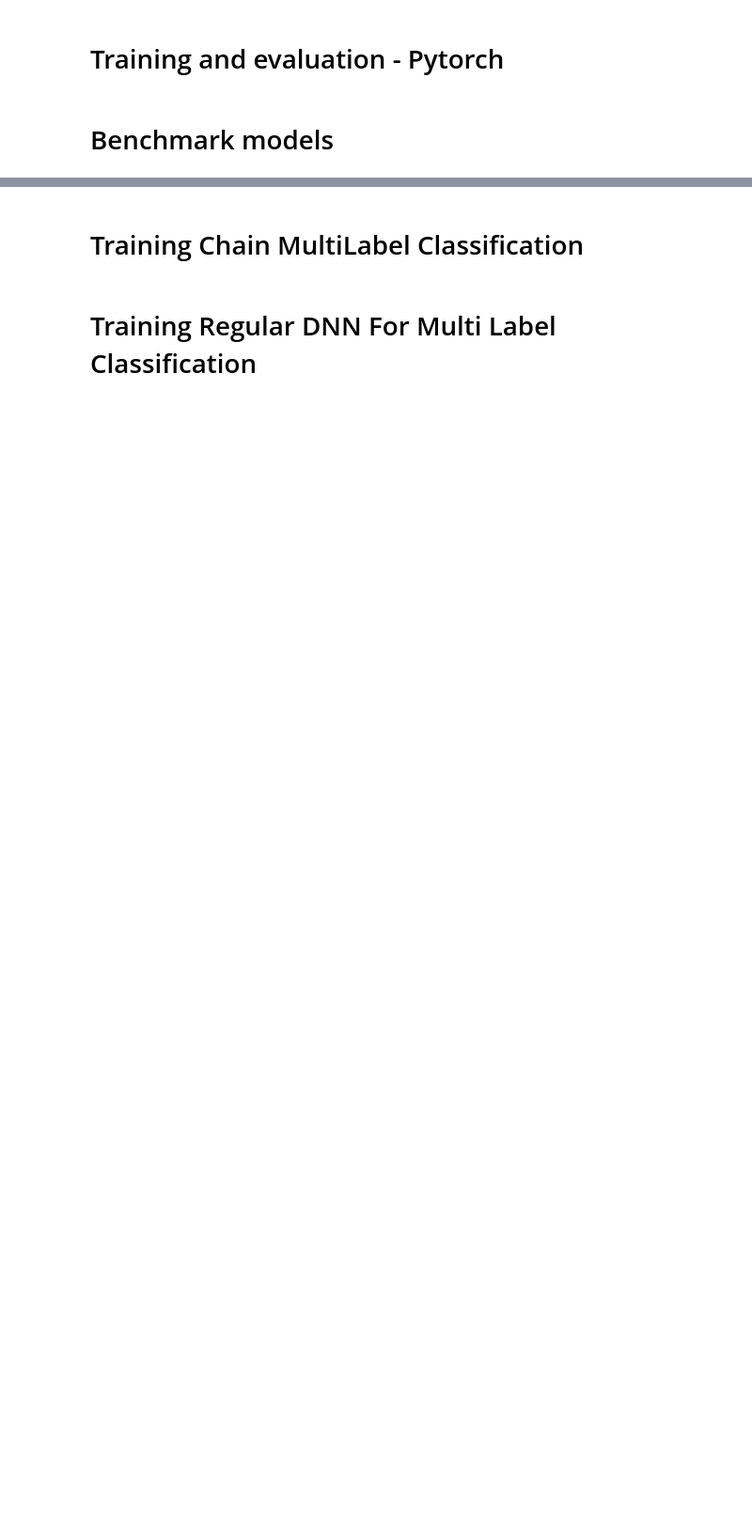
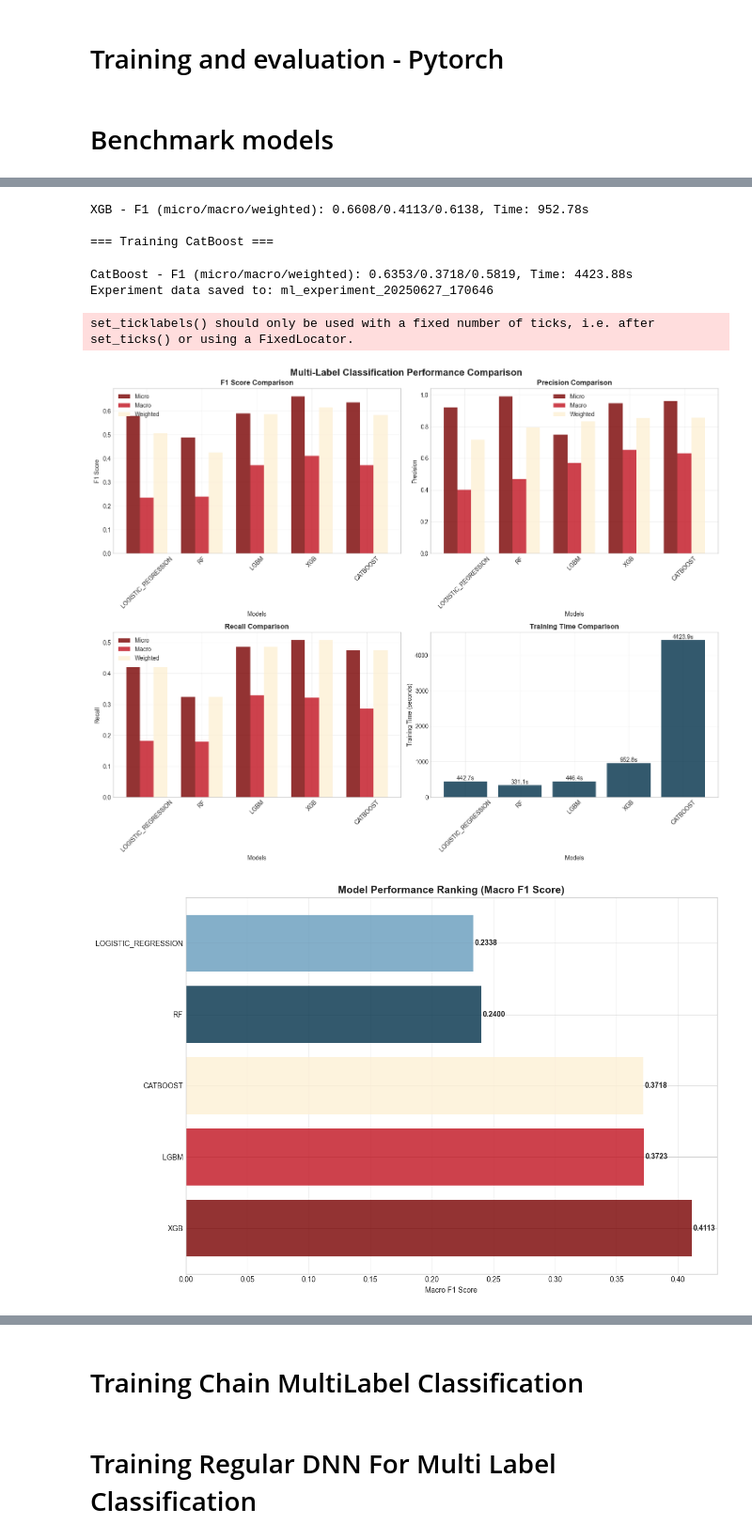
Before and after one commit to Adirser/misconfig_detection, a Jupyter notebook: data_analysis.ipynb, the cells around one changed output, grey strips where cells are left out. Shown at 94% size. Drawn from its saved outputs; the diff is of its cells as text; code cells hidden in the pictures; blank space fills up the shorter version.

```diff
--- a/data_analysis.ipynb
+++ b/data_analysis.ipynb
@@ -1449,42 +1802,7 @@ X_train_trad, y_train_trad, X_val_trad, y_val_trad = iterative_train_test_split(
     X_numpy, y_numpy, test_size=0.2
 )
 
-print(f"Training set shape: {X_train_trad.shape}, {y_train_trad.shape}")
-print(f"Validation set shape: {X_val_trad.shape}, {y_val_trad.shape}")
-
-# Check label distribution
-print("\nLabel distribution in training set:")
-print(f"Mean labels per sample: {y_train_trad.sum(axis=1).mean():.2f}")
-print(f"Labels frequency: {y_train_trad.sum(axis=0)}")
-
-print("\nLabel distribution in validation set:")
-print(f"Mean labels per sample: {y_val_trad.sum(axis=1).mean():.2f}")
-print(f"Labels frequency: {y_val_trad.sum(axis=0)}")
-
-# Create experiment folder
-experiment_folder = create_experiment_folder()
-print(f"\nExperiment folder created: {experiment_folder}")
-
-# Train all models
-traditional_results = train_traditional_models(
-    X_train_trad, X_val_trad, y_train_trad, y_val_trad,
-    models_to_train=['lgbm', 'xgb', 'catboost']
-)
-
-# Save experiment data
-save_experiment_data(traditional_results, experiment_folder)
-
-# Compare results
-print("\n=== Model Comparison ===")
-comparison_data = []
-for model_name, results in traditional_results.items():
-    comparison_data.append({
-        'Model': model_name.upper(),
-        'F1': results['f1'],
-        'Precision': results['precision'],
-        'Recall': results['recall'],
-        'Training Time (s)': results['training_time']
-    })
-
-comparison_df = pd.DataFrame(comparison_data)
-print(comparison_df.round(4))
+results, folder_path = run_complete_experiment(X_train_trad, X_val_trad,
+                                               y_train_trad, y_val_trad,
+                                               unique_labels)
+# %% [output]
@@ -1490,0 +1842,8 @@ print(comparison_df.round(4))
+XGB - F1 (micro/macro/weighted): 0.6608/0.4113/0.6138, Time: 952.78s
+
+=== Training CatBoost ===
+CatBoost - F1 (micro/macro/weighted): 0.6353/0.3718/0.5819, Time: 4423.88s
+Experiment data saved to: ml_experiment_20250627_170646
+set_ticklabels() should only be used with a fixed number of ticks, i.e. after set_ticks() or using a FixedLocator.
+[figure, added]
+[figure, added]
```
Also changed, not shown: parts of 31 cells of this notebook, 50 other files.
